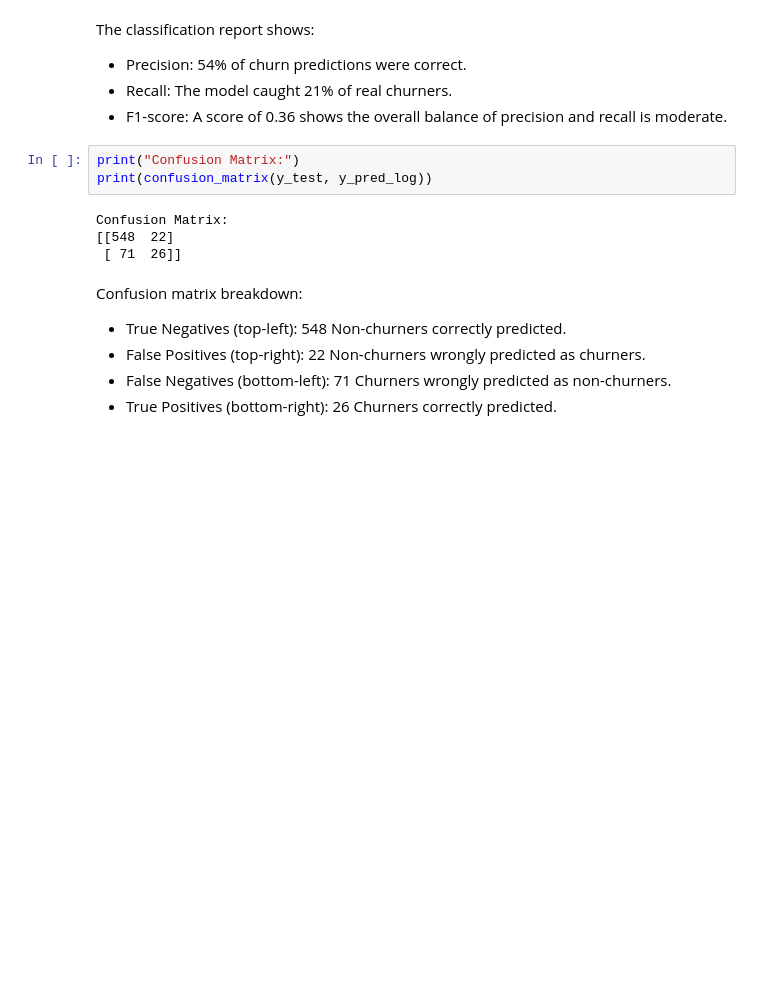
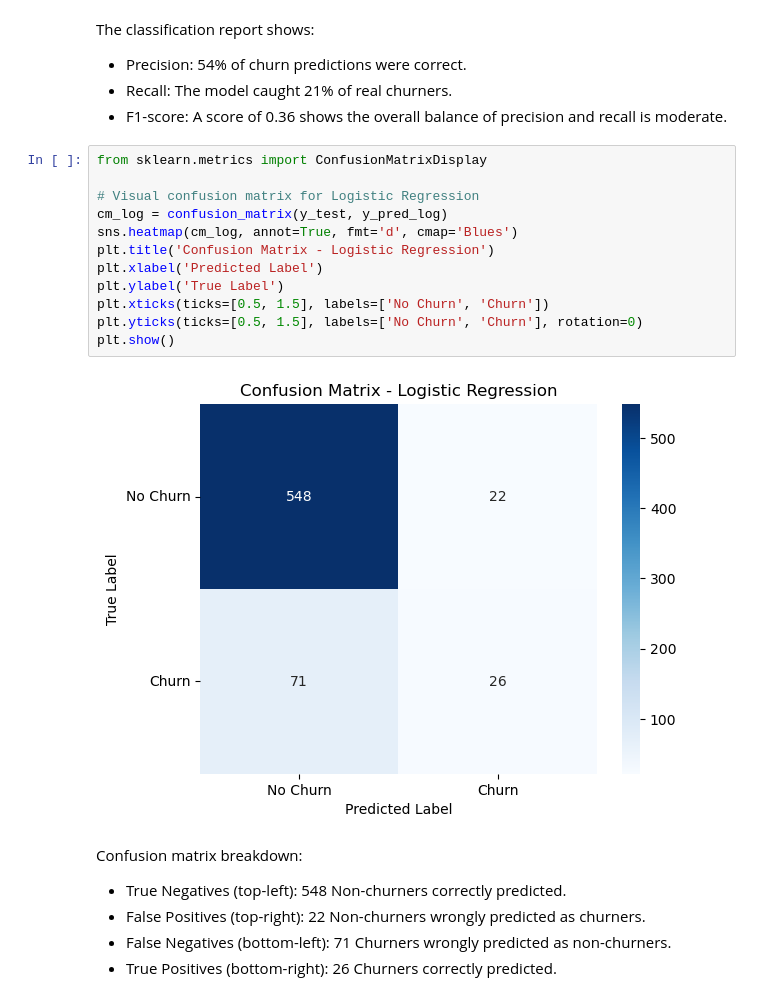
Before and after one commit to shikoh-kuria/Classification-Project, a Jupyter notebook: index.ipynb, the cells around one changed output. Cells and saved outputs as stored; diff of their text form; blank space fills up the shorter version.

```diff
--- a/index.ipynb
+++ b/index.ipynb
@@ -235,13 +233,20 @@ The classification report shows:
 - Precision: 54% of churn predictions were correct.
 - Recall: The model caught 21% of real churners.
 - F1-score: A score of 0.36 shows the overall balance of precision and recall is moderate.
-# %%
-print("Confusion Matrix:")
-print(confusion_matrix(y_test, y_pred_log))
-# %% [output]
-Confusion Matrix:
-[[548  22]
- [ 71  26]]
+# %%
+from sklearn.metrics import ConfusionMatrixDisplay
+
+# Visual confusion matrix for Logistic Regression
+cm_log = confusion_matrix(y_test, y_pred_log)
+sns.heatmap(cm_log, annot=True, fmt='d', cmap='Blues')
+plt.title('Confusion Matrix - Logistic Regression')
+plt.xlabel('Predicted Label')
+plt.ylabel('True Label')
+plt.xticks(ticks=[0.5, 1.5], labels=['No Churn', 'Churn'])
+plt.yticks(ticks=[0.5, 1.5], labels=['No Churn', 'Churn'], rotation=0)
+plt.show()
+# %% [output]
+[figure, added]
 # %% [markdown]
 Confusion matrix breakdown:
 - True Negatives (top-left): 548 Non-churners correctly predicted.
```
Also changed, not shown: parts of 17 cells of this notebook.
